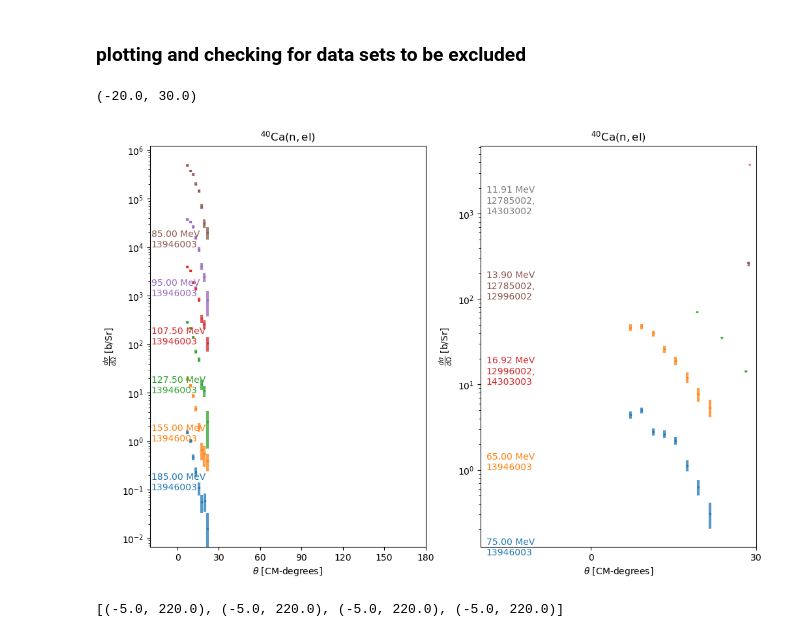
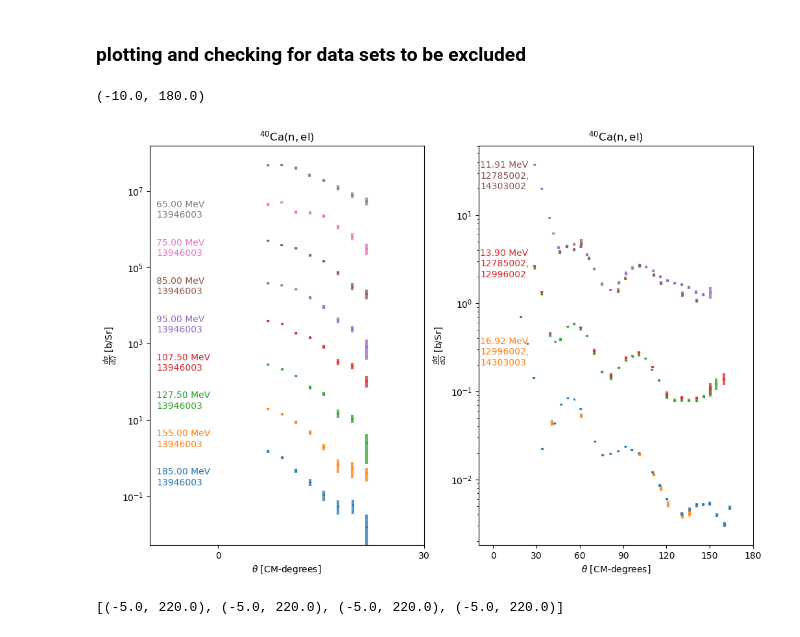
Before and after one commit to beykyle/exfor_tools, a Jupyter notebook: examples/dataset_curation_tutorial.ipynb, the cells around one changed output. Drawn from its saved outputs; the diff is of its cells as text; code cells hidden in the pictures.

```diff
--- a/examples/dataset_curation_tutorial.ipynb
+++ b/examples/dataset_curation_tutorial.ipynb
@@ -66,20 +85,15 @@ Failed to parse 0 entries:
 
 ========================================================
 # %%
-nn_data = dict(
-    [
-        (
-            target,
-            curate.MultiQuantityReactionData(
-                reaction.ElasticReaction(target=target, projectile=neutron),
-                quantities=["dXS/dA"],
-                settings=settings,
-                vocal=True,
-            ),
-        )
-        for target in [Ca40, Ca48]
-    ]
-)
+nn_data = {
+    target: curate.MultiQuantityReactionData(
+        reaction.ElasticReaction(target=target, projectile=neutron),
+        quantities=["dXS/dA"],
+        settings=settings,
+        vocal=True,
+    )
+    for target in [Ca40, Ca48]
+}
 # %% [output]
 ========================================================
 Now parsing dXS/dA for 40-Ca(n,el)
@@ -369,27 +369,27 @@ Found subentry T0101002 with the following columns:
 # %%
 axes = (
     nn_data[Ca40]
     .data["dXS/dA"]
     .plot(
-        n_per_plot=6,
+        n_per_plot=8,
         label_kwargs={
-            "label_xloc_deg": -19,
-            "label_offset_factor": 0.1,
+            "label_xloc_deg": -9,
+            "label_offset_factor": 0.2,
             "label_energy_err": False,
             "label_offset": False,
             "label_incident_energy": True,
             "label_excitation_energy": False,
             "label_exfor": True,
         },
         plot_kwargs={"offsets": 10},
         y_size=8,
     )
 )
-axes[0].set_xlim([-20, 180])
-axes[1].set_xlim([-20, 30])
+axes[0].set_xlim([-10, 30])
+axes[1].set_xlim([-10, 180])
 # %% [output]
-(-20.0, 30.0)
+(-10.0, 180.0)
-[figure, old version]
+[figure, new version]
 # %%
 axes = (
     pp_data[Ca40]
```
Also changed, not shown: parts of 12 cells of this notebook, 5 other files.
